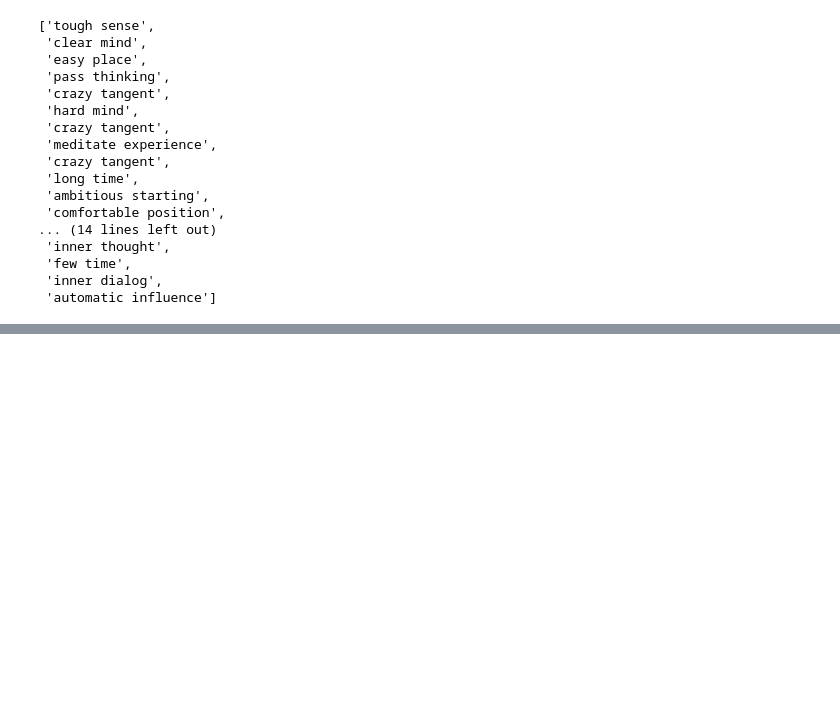
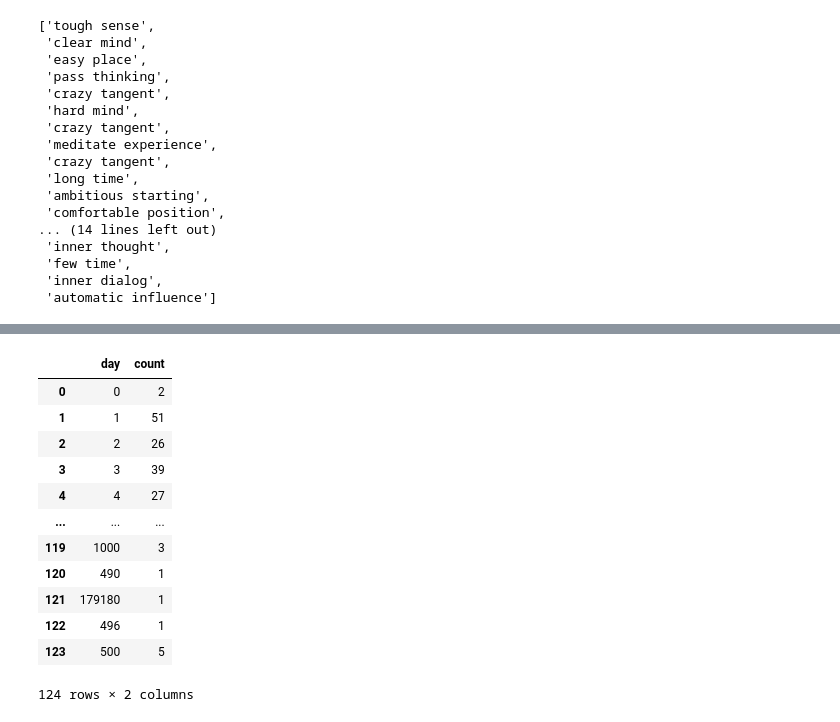
Before and after one commit to saayedalam/bravesoldier, a Jupyter notebook: notebooks/BS-EDA.ipynb, the cells around one changed output, grey strips where cells are left out. Cells and saved outputs as stored; diff of their text form; code cells hidden in the pictures; blank space fills up the shorter version.

```diff
--- a/notebooks/BS-EDA.ipynb
+++ b/notebooks/BS-EDA.ipynb
@@ -352,0 +400,16 @@ def get_month(series):
+# %%
+day_week
+# %% [output]
+|  | day | count |
+| 0 | 0 | 2 |
+| 1 | 1 | 51 |
+| 2 | 2 | 26 |
+| 3 | 3 | 39 |
+| 4 | 4 | 27 |
+| ... | ... | ... |
+| 119 | 1000 | 3 |
+| 120 | 490 | 1 |
+| 121 | 179180 | 1 |
+| 122 | 496 | 1 |
+| 123 | 500 | 5 |
+124 rows × 2 columns
```
Also changed, not shown: parts of 11 cells of this notebook, 1 other file.
